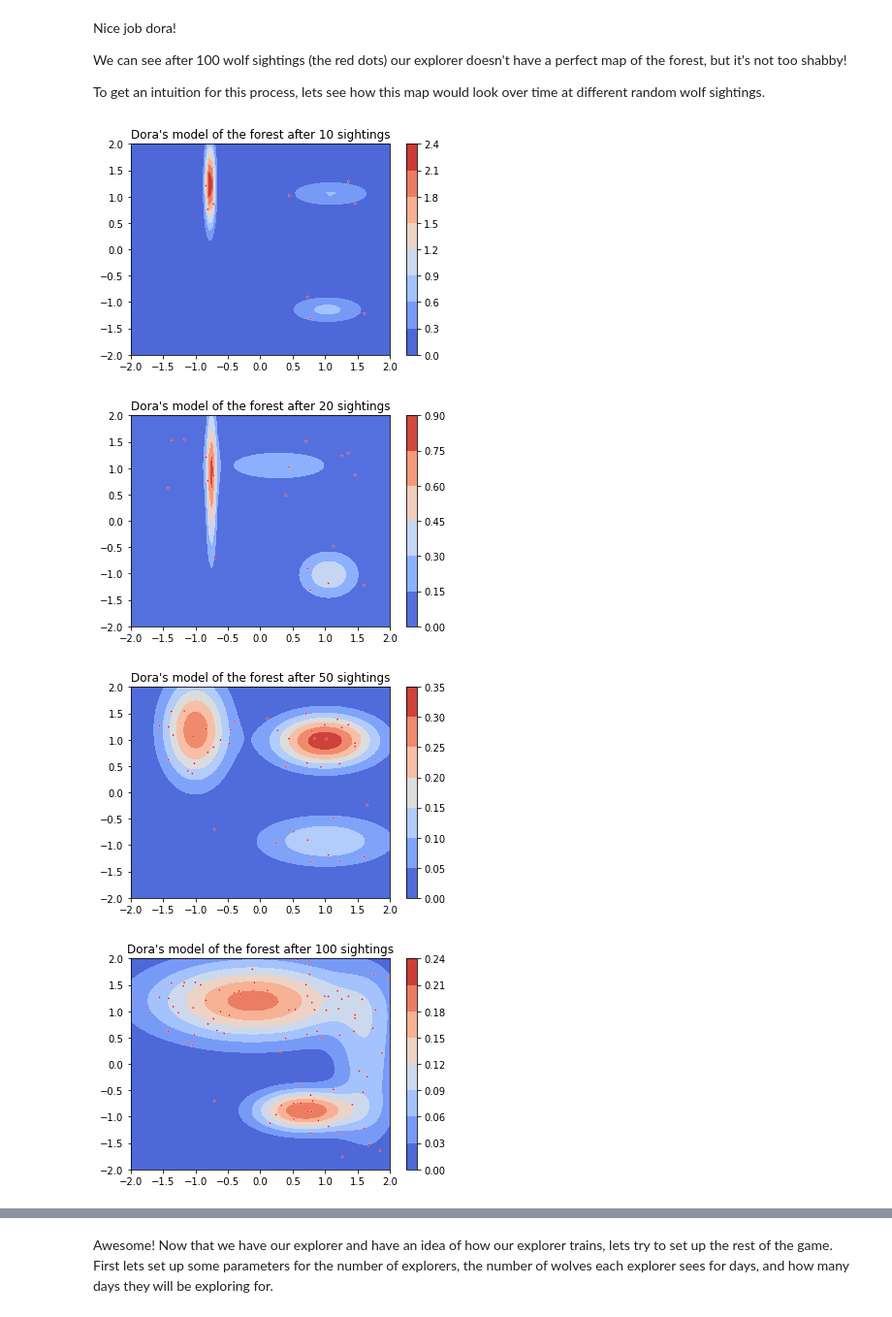
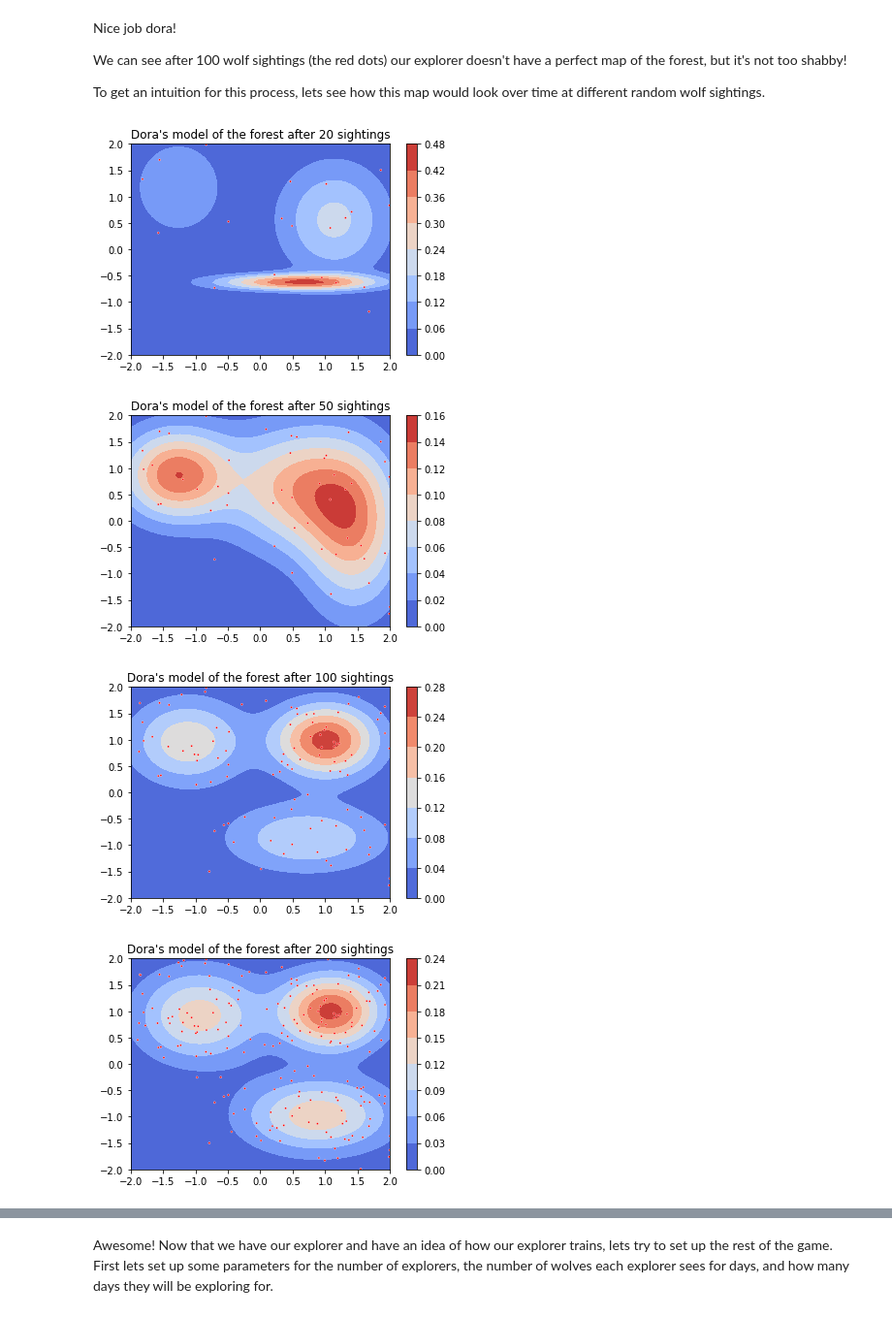
Before and after one commit to Aidankeogh/truth_graph, a Jupyter notebook: sprint_1_wolf_forest.ipynb, the cells around one changed output, grey strips where cells are left out. Shown: that part at 97% size. Cells and saved outputs as stored; diff of their text form; code cells hidden in the pictures.

```diff
--- a/sprint_1_wolf_forest.ipynb
+++ b/sprint_1_wolf_forest.ipynb
@@ -52,8 +52,8 @@ wolf_forest = GMM(
     ],
     vars = [ # Controls the "spread" of the dens below
         [0.3, 0.3],
-        [0.2, 0.3],
-        [0.3, 0.2],
+        [0.3, 0.4],
+        [0.5, 0.3],
     ]
 )
 
@@ -86,19 +86,24 @@ class Explorer:
         self.evidence = torch.cat([self.evidence, new_evidence])
         return new_evidence, self.evidence
 
-    def render(self, **kwargs):
+    def render(self, render_evidence=False, evidence=None, **kwargs):
         self.model.render(**kwargs)
-        sns.scatterplot(x=self.evidence[:, 0], y=self.evidence[:, 1], size=0.1, marker=".", color="red", legend=False)
+        ax = kwargs.get("ax", None)
+        if render_evidence or evidence is not None:
+            if evidence is None:
+                evidence = self.evidence
+            sns.scatterplot(x=evidence[:, 0], y=evidence[:, 1], size=0.1, marker=".", color="red", legend=False)
 
-    def train(self, data=None):
+    def train(self, data=None, reinit_model=True):
         if data is None:
-            data = self.evidence
-        self.init_model()
+            data = torch.cat([self.evidence] + list(self.external_evidence.values()))
+        if reinit_model:
+            self.init_model()
         self.model.fit(data) # Good ol model.fit
         return self.model
 
 dora = Explorer()
-dora.sample(200) # Dora is seeing 100 wolves, wow!
+dora.sample(100) # Dora is seeing 100 wolves, wow!
 dora.train()
-dora.render(title="Wolf sightings on dora's model of the forest")
+dora.render(title="Wolf sightings on dora's model of the forest", render_evidence=True)
 # %% [output]
@@ -111,14 +116,14 @@ We can see after 100 wolf sightings (the red dots) our explorer doesn't have a p
 To get an intuition for this process, lets see how this map would look over time at different random wolf sightings.
 # %%
 dora = Explorer()
-for n_sightings in [10, 20, 50, 100, 200, 500]:
+for n_sightings in [20, 50, 100, 200, 1000]:
     dora.sample(n_sightings - len(dora.evidence))
     dora.train()
-    dora.render(title=f"Dora's model of the forest after {n_sightings} sightings")
+    dora.render(title=f"Dora's model of the forest after {n_sightings} sightings", render_evidence=True)
 
 wolf_forest.render(title="And finally, the real distribution")
 # %% [output]
-[figure, old version]
+[figure, new version]
-[figure, old version]
+[figure, new version]
-[figure, old version]
+[figure, new version]
-[figure, old version]
+[figure, new version]
```
Also changed, not shown: parts of 12 cells of this notebook, 4 other files.
